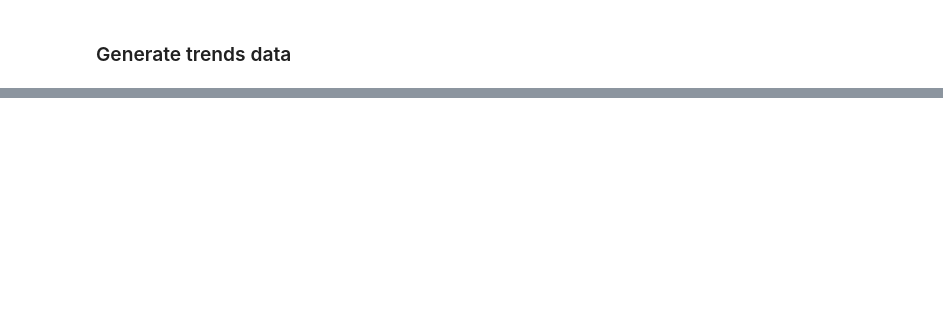
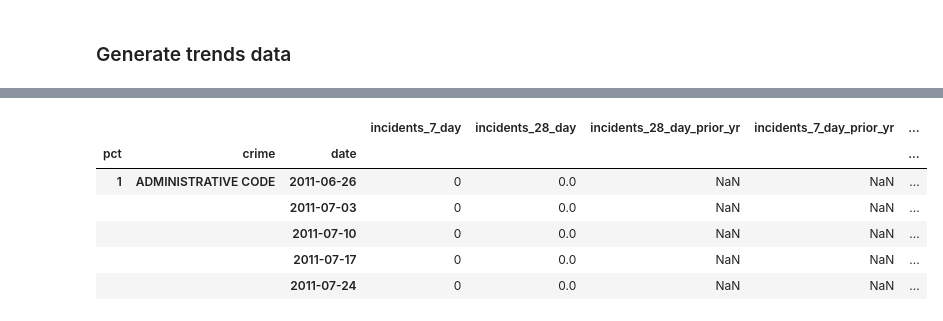
Before and after one commit to awoziji/crime-trends, a Jupyter notebook: crime_trends_analysis_tool.ipynb, the cells around one changed output, grey strips where cells are left out. Cells and saved outputs as stored; diff of their text form; code cells hidden in the pictures; blank space fills up the shorter version.

Commit message:
Replaced zscore with pzscore. Converted cells to functions.

```diff
--- a/crime_trends_analysis_tool.ipynb
+++ b/crime_trends_analysis_tool.ipynb
@@ -352,3 +118,0 @@ incidents.loc[incidents['two_sigma_min'] < 0, 'two_sigma_min'] = 0 # crime count
-# %%
-# Calculate the z-score (number of standard deviations from the mean)
-incidents['z-score'] = ((incidents['incidents_28_day'] - incidents['52_week_avg'])/incidents['52_week_std']).round(2)
@@ -364,16 +118,0 @@ incidents['normal_range'] = (incidents['one_sigma_min'].astype(str) + ' - ' +
-# %%
-# Classify each 28-day period for each crime type in each precint to one of 5 trend categories based
-# on the z-score (the number of standard deviations from the mean)
-def classify_trend(x):
-    if x >= 2:
-        return 'Spike'
-    elif x >= 1:
-        return 'Condition'
-    elif x <= -2:
-        return 'Major Reduction'
-    elif x <= -1:
-        return 'Decrease'
-    else:
-        return 'Normal'
-
-incidents['trend_class'] = incidents['z-score'].apply(classify_trend)
@@ -543,0 +157,56 @@ Generating graph for 45 PCT ASSAULT 3 & RELATED OFFENSES
+# %%
+# Create weekly and 28-day crime counts for each crime type by precinct, in addition
+# to percent change compared to the same period one year ago
+
+def create_7_and_28_day_counts(incidents_daily):
+
+    # Create weekly counts of incidents (note: date label on ending Sunday)
+    incidents_7_day = (incidents_daily.unstack(level=[0, 1])
+                                      .resample('7D', loffset='6D')
+                                      .sum()
+                                      .stack(level=[1, 0])
+                                      .swaplevel(2,0))
+    incidents_7_day.name = 'incidents_7_day'
+
+    # Create 28-day counts of incidents
+    incidents_28_day = (incidents_7_day.groupby(level=['pct', 'crime'])
+                                       .rolling(window=4)
+                                       .sum()
+                                       .dropna()
+                                       .astype(int))
+    incidents_28_day.reset_index(level=[0, 1], drop=True, inplace=True)
+    incidents_28_day.name = 'incidents_28_day'
+
+    incidents = pd.concat([incidents_7_day, incidents_28_day],
+                          axis=1, join_axes=[incidents_28_day.index])
+
+    # cleanup - there appears to be some very high 28-day counts that don't seem possible
+    incidents.loc[(incidents['incidents_28_day'] > 150), 'incidents_28_day'] = np.nan
+
+    # create prior year counts
+    group = incidents.groupby(level=['pct', 'crime'])
+    incidents['incidents_28_day_prior_yr'] = group['incidents_28_day'].shift(52).values
+    incidents['incidents_7_day_prior_yr'] = group['incidents_7_day'].shift(52).values
+
+    # Calculate percent changes
+    incidents['7_day_pct_change'] = (((incidents['incidents_7_day'] - incidents['incidents_7_day_prior_yr'])
+                                     / incidents['incidents_7_day_prior_yr']))
+    incidents['7_day_pct_change'] = incidents['7_day_pct_change'].round(4).fillna('*.*').replace(np.inf, '*.*')
+
+    incidents['28_day_pct_change'] = (((incidents['incidents_28_day'] - incidents['incidents_28_day_prior_yr'])
+                                     / incidents['incidents_28_day_prior_yr']))
+    incidents['28_day_pct_change'] = incidents['28_day_pct_change'].round(4).fillna('*.*').replace(np.inf, '*.*')
+
+    return incidents
+
+incidents = create_7_and_28_day_counts(incidents_daily)
+
+incidents.head()
+# %% [output]
+|  |  |  | incidents_7_day | incidents_28_day | incidents_28_day_prior_yr | incidents_7_day_prior_yr | ... |
+| pct | crime | date |  |  |  |  | ... |
+| 1 | ADMINISTRATIVE CODE | 2011-06-26 | 0 | 0.0 | NaN | NaN | ... |
+|  |  | 2011-07-03 | 0 | 0.0 | NaN | NaN | ... |
+|  |  | 2011-07-10 | 0 | 0.0 | NaN | NaN | ... |
+|  |  | 2011-07-17 | 0 | 0.0 | NaN | NaN | ... |
+|  |  | 2011-07-24 | 0 | 0.0 | NaN | NaN | ... |
```
Also changed, not shown: parts of 63 cells of this notebook.
